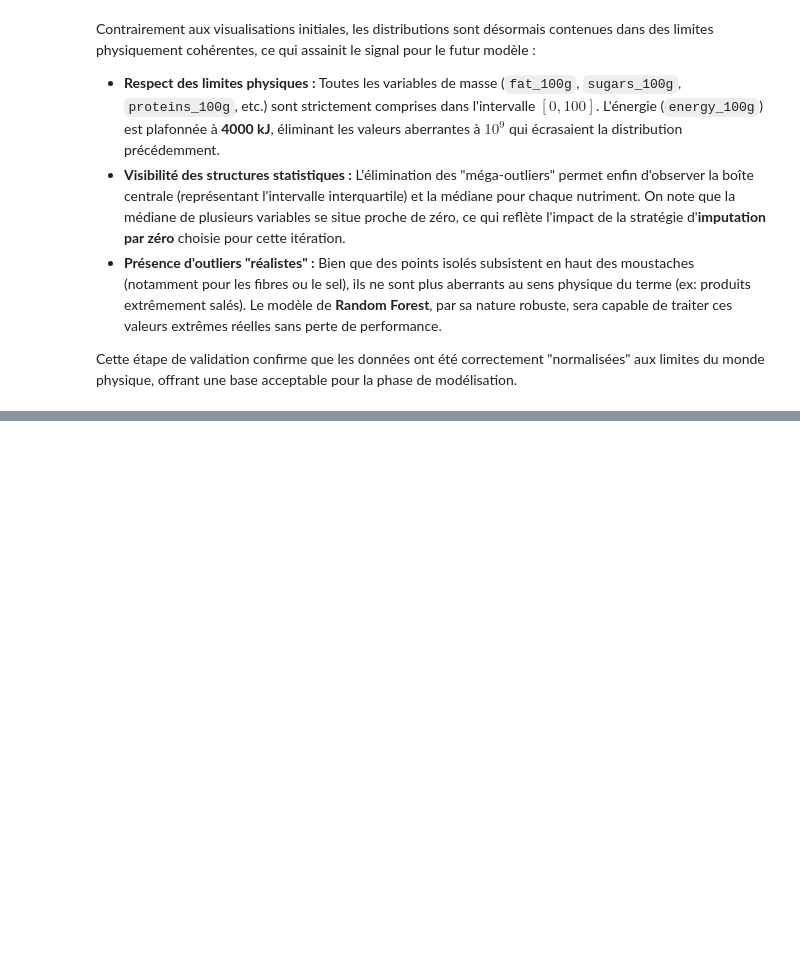
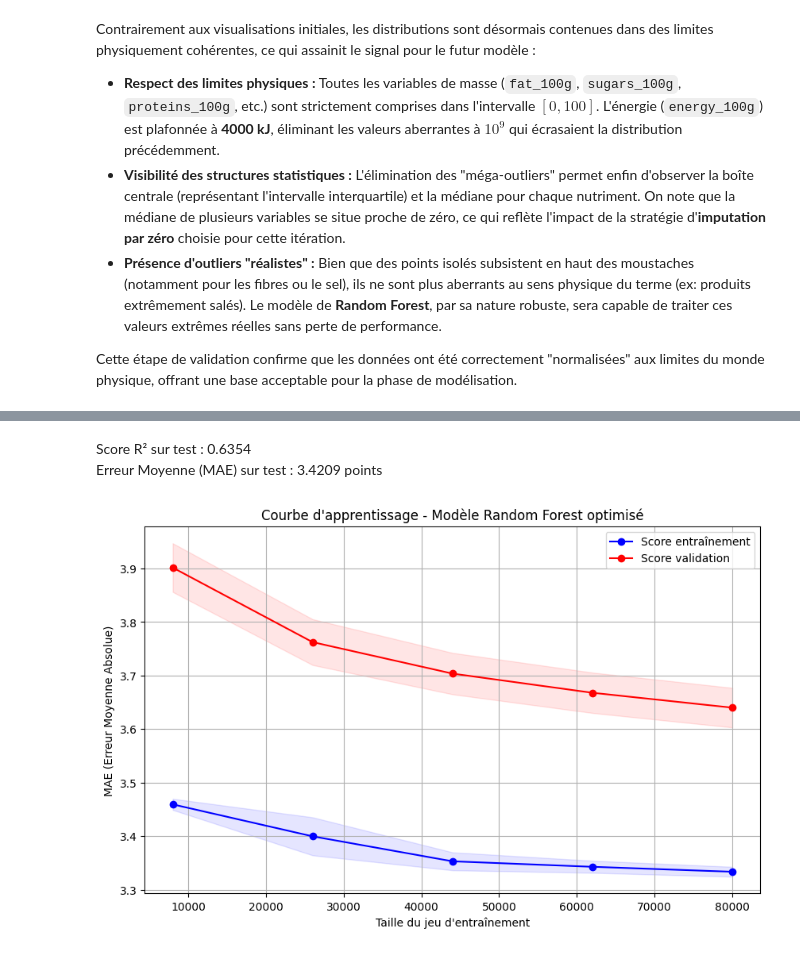
Before and after one commit to mhsylla/Openfoodfact, a Jupyter notebook: notebooks/index.ipynb, the cells around one changed output, grey strips where cells are left out. Saved outputs shown, nothing was run; the diff lists cells and outputs as text; code cells hidden in the pictures; blank space fills up the shorter version.

```diff
--- a/notebooks/index.ipynb
+++ b/notebooks/index.ipynb
@@ -391,0 +517,54 @@ Cette étape de validation confirme que les données ont été correctement "nor
+# %%
+# Entraînement du modèle final avec les meilleurs params
+best_params = study.best_params
+best_model = RandomForestRegressor(**best_params, n_jobs=-1, random_state=42)
+best_model.fit(X_train, y_train)
+
+
+# Évaluation sur le test set
+y_pred_optuna = best_model.predict(X_test)
+print(f"Score R² sur test : {r2_score(y_test, y_pred_optuna):.4f}")
+print(f"Erreur Moyenne (MAE) sur test : {mean_absolute_error(y_test, y_pred_optuna):.4f} points")
+
+
+# Sauvegarde du modèle optimisé
+joblib.dump(best_model, '../models/01_random_forest_optuna.joblib')
+print("Modèle optimisé sauvegardé.")
+# %% [markdown]
+Score R² sur test : 0.6354
+Erreur Moyenne (MAE) sur test : 3.4209 points
+# %%
+best_params = {'n_estimators': 86, 'max_depth': 25, 'min_samples_split': 5, 'min_samples_leaf': 3}
+# %%
+# Prendre un échantillon de 50k ou 100k lignes (suffisant pour voir la convergence)
+X_subset = X_train.sample(100000, random_state=42)
+y_subset = y_train.loc[X_subset.index]
+
+train_sizes, train_scores, val_scores = learning_curve(
+    RandomForestRegressor(**best_params, random_state=42),
+    X_subset, y_subset, cv=5,
+    scoring='neg_mean_absolute_error',
+    train_sizes=np.linspace(0.1, 1.0, 5),
+    n_jobs=2 # Limite les workers pour éviter le crash RAM
+)
+
+# Moyennes et écarts-types
+train_scores_mean = -train_scores.mean(axis=1)
+train_scores_std = train_scores.std(axis=1)
+val_scores_mean = -val_scores.mean(axis=1)
+val_scores_std = val_scores.std(axis=1)
+
+# Tracé
+plt.figure(figsize=(10, 6))
+plt.plot(train_sizes, train_scores_mean, 'o-', color='blue', label='Score entraînement')
+plt.fill_between(train_sizes, train_scores_mean - train_scores_std, train_scores_mean + train_scores_std, alpha=0.1, color='blue')
+plt.plot(train_sizes, val_scores_mean, 'o-', color='red', label='Score validation')
+plt.fill_between(train_sizes, val_scores_mean - val_scores_std, val_scores_mean + val_scores_std, alpha=0.1, color='red')
+plt.title('Courbe d\'apprentissage - Modèle Random Forest optimisé')
+plt.xlabel('Taille du jeu d\'entraînement')
+plt.ylabel('MAE (Erreur Moyenne Absolue)')
+plt.legend(loc='best')
+plt.grid(True)
+plt.show()
+# %% [output]
+[figure, added]
```
Also changed, not shown: parts of 28 cells of this notebook, 1 other file.
